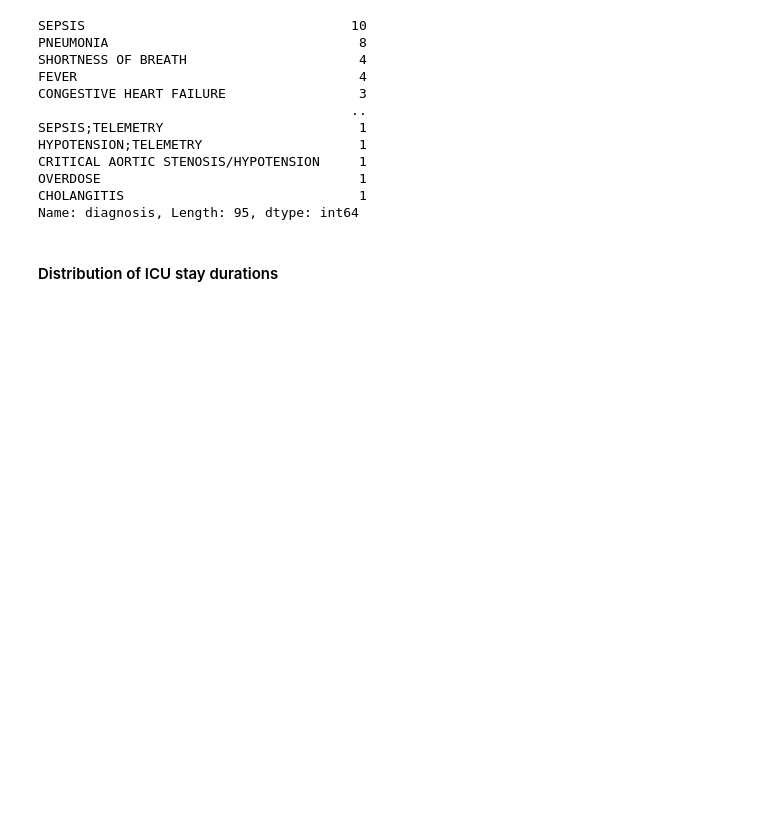
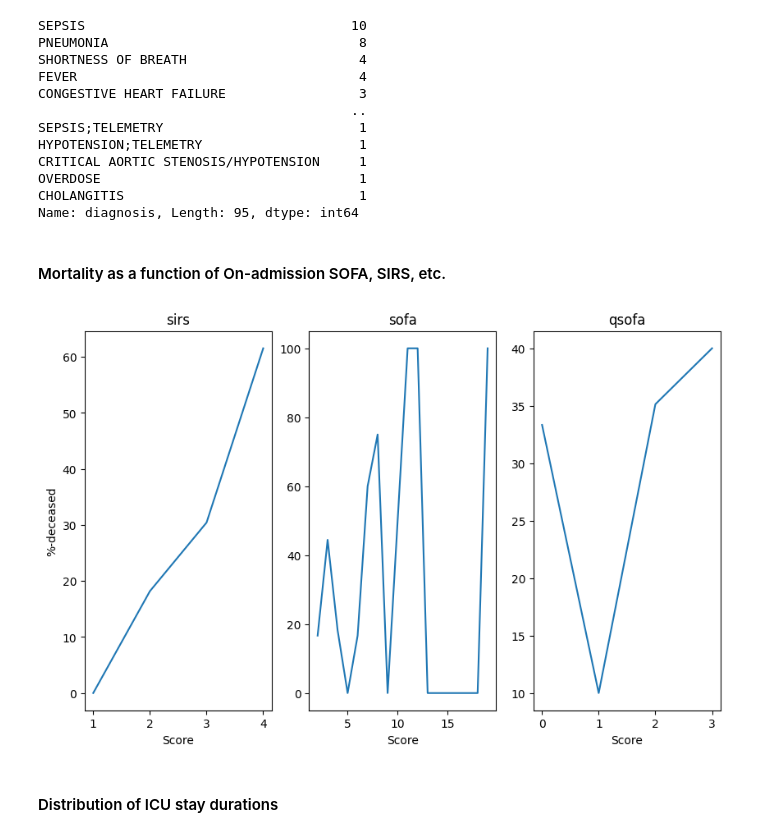
Before and after one commit to thomas097/Haemodynamic-Optimization-Reinforcement-Learning, a Jupyter notebook: exploratory_analysis/exploratory_data_analysis_mimic-iii-v1.4_v2.ipynb, the cells around one changed output. Saved outputs shown, nothing was run; the diff lists cells and outputs as text; code cells hidden in the pictures; blank space fills up the shorter version.

Commit message:
Added mortality as a function of disease severity

```diff
--- a/exploratory_analysis/exploratory_data_analysis_mimic-iii-v1.4_v2.ipynb
+++ b/exploratory_analysis/exploratory_data_analysis_mimic-iii-v1.4_v2.ipynb
@@ -178,6 +178,29 @@ CRITICAL AORTIC STENOSIS/HYPOTENSION     1
 OVERDOSE                                 1
 CHOLANGITIS                              1
 Name: diagnosis, Length: 95, dtype: int64
+# %% [markdown]
+#### Mortality as a function of On-admission SOFA, SIRS, etc.
+# %%
+# Create df pairing expire_flag and severity scores by icustay_id
+cols1 = ['icustay_id', 'sirs', 'sofa', 'qsofa']
+cols2 = ['icustay_id', 'hospital_expire_flag']
+mortality_df = pd.merge(demographic_df[cols1], cohort_df[cols2], left_on='icustay_id', right_on='icustay_id', how='left')
+
+# Plot mortality rate as a function of disease severity
+scores = ['sirs', 'sofa', 'qsofa']
+
+plt.figure(figsize=(10, 6))
+for i, score in enumerate(scores):
+    plt.subplot(1, len(scores), i + 1)
+    group = mortality_df.groupby(score, sort=True)['hospital_expire_flag'].mean()
+    plt.plot(group.index, group.values * 100)
+    plt.title(score)
+    if i == 0:
+        plt.ylabel('%-deceased')
+    plt.xlabel('Score')
+plt.show()
+# %% [output]
+[figure, added]
 # %% [markdown]
 #### Distribution of ICU stay durations
 # %%
```
Also changed, not shown: parts of 2 cells of this notebook.
